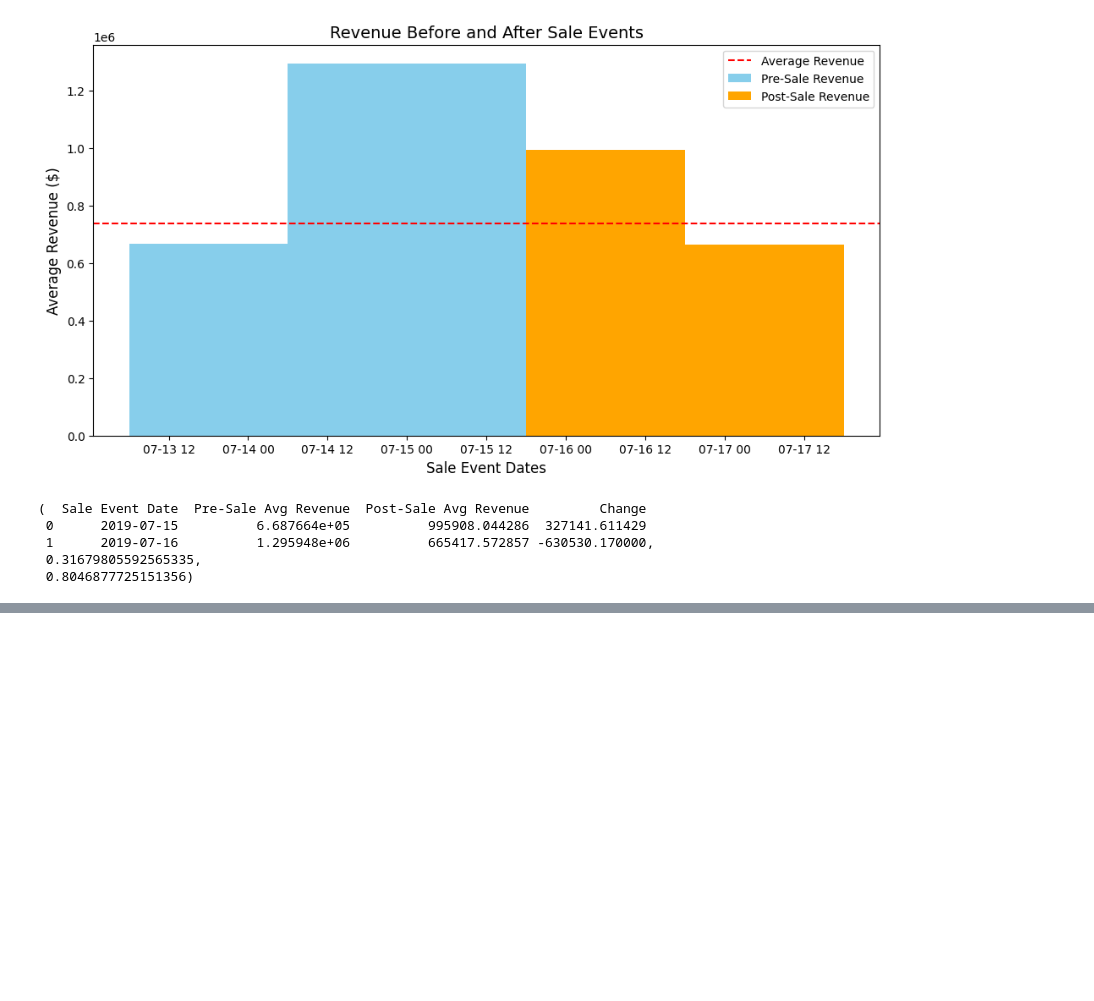
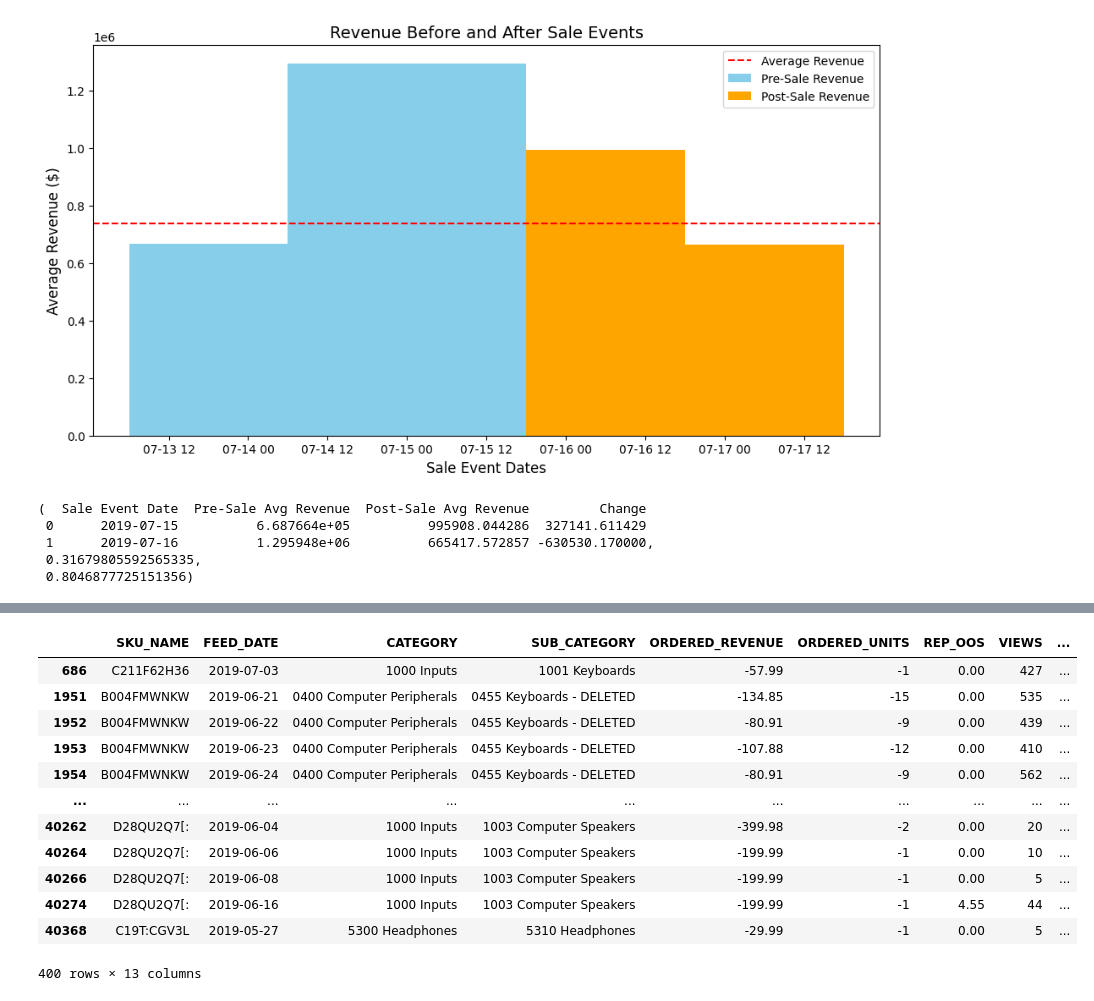
Before and after one commit to mohithsaran/GurujiAstroAssignment, a Jupyter notebook: Sales_Analytics.ipynb, the cells around one changed output, grey strips where cells are left out. Cells and saved outputs as stored; diff of their text form; code cells hidden in the pictures; blank space fills up the shorter version.

```diff
--- a/Sales_Analytics.ipynb
+++ b/Sales_Analytics.ipynb
@@ -710,0 +804,22 @@ cannibalization_data, t_stat, p_value
+# %%
+negative_values = merged_data[
+    (merged_data['ORDERED_REVENUE'] < 0) |
+    (merged_data['ORDERED_UNITS'] < 0) |
+    (merged_data['VIEWS'] < 0) ]
+
+
+negative_values
+# %% [output]
+|  | SKU_NAME | FEED_DATE | CATEGORY | SUB_CATEGORY | ORDERED_REVENUE | ORDERED_UNITS | REP_OOS | VIEWS | ... |
+| 686 | C211F62H36 | 2019-07-03 | 1000 Inputs | 1001 Keyboards | -57.99 | -1 | 0.00 | 427 | ... |
+| 1951 | B004FMWNKW | 2019-06-21 | 0400 Computer Peripherals | 0455 Keyboards - DELETED | -134.85 | -15 | 0.00 | 535 | ... |
+| 1952 | B004FMWNKW | 2019-06-22 | 0400 Computer Peripherals | 0455 Keyboards - DELETED | -80.91 | -9 | 0.00 | 439 | ... |
+| 1953 | B004FMWNKW | 2019-06-23 | 0400 Computer Peripherals | 0455 Keyboards - DELETED | -107.88 | -12 | 0.00 | 410 | ... |
+| 1954 | B004FMWNKW | 2019-06-24 | 0400 Computer Peripherals | 0455 Keyboards - DELETED | -80.91 | -9 | 0.00 | 562 | ... |
+| ... | ... | ... | ... | ... | ... | ... | ... | ... | ... |
+| 40262 | D28QU2Q7[: | 2019-06-04 | 1000 Inputs | 1003 Computer Speakers | -399.98 | -2 | 0.00 | 20 | ... |
+| 40264 | D28QU2Q7[: | 2019-06-06 | 1000 Inputs | 1003 Computer Speakers | -199.99 | -1 | 0.00 | 10 | ... |
+| 40266 | D28QU2Q7[: | 2019-06-08 | 1000 Inputs | 1003 Computer Speakers | -199.99 | -1 | 0.00 | 5 | ... |
+| 40274 | D28QU2Q7[: | 2019-06-16 | 1000 Inputs | 1003 Computer Speakers | -199.99 | -1 | 4.55 | 44 | ... |
+| 40368 | C19T:CGV3L | 2019-05-27 | 5300 Headphones | 5310 Headphones | -29.99 | -1 | 0.00 | 5 | ... |
+400 rows × 13 columns
```
Also changed, not shown: parts of 9 cells of this notebook.
